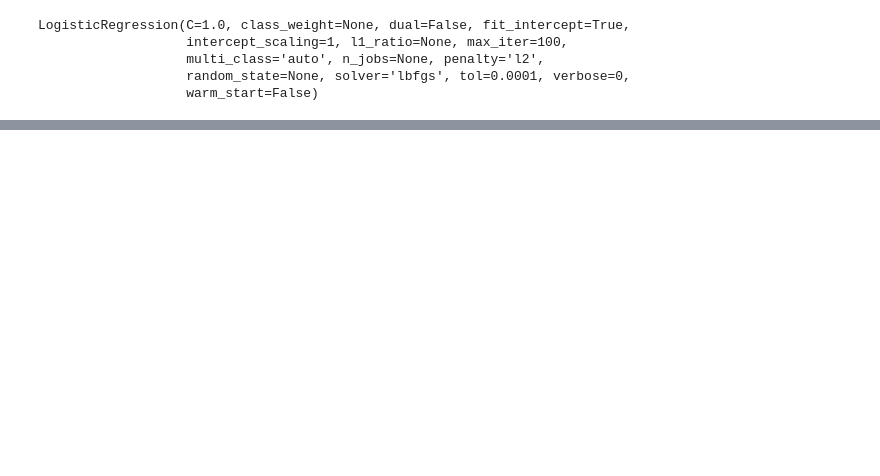
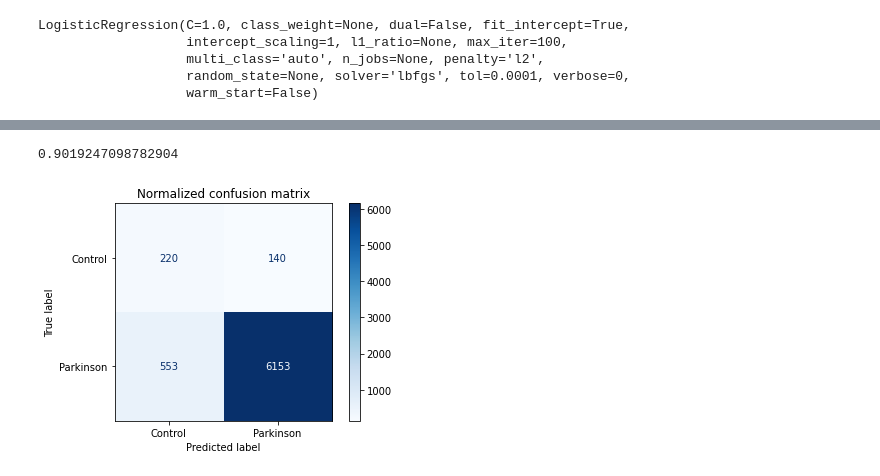
Before and after one commit to cpappas18/articulaite, a Jupyter notebook: logistic_regression.ipynb, the cells around one changed output, grey strips where cells are left out. Drawn from its saved outputs; the diff is of its cells as text; code cells hidden in the pictures; blank space fills up the shorter version.

```diff
--- a/logistic_regression.ipynb
+++ b/logistic_regression.ipynb
@@ -108,0 +111,17 @@ weighted avg       0.97      0.98      0.97      1658
+# %%
+# testing on the median dataset
+url = 'https://raw.githubusercontent.com/cpappas18/Dysarthria-Classifier/main/PD_median_std_all_datasets.csv'
+df_test = pd.read_csv(url).iloc[: , 1:]
+
+X_new = df_test.iloc[: , 1:]
+y_new = df_test.iloc[: , 0]
+y_new_pred = logReg.predict(X_new)
+
+print(logReg.score(X_new, y_new))
+
+disp = plot_confusion_matrix(logReg, X_new, y_new, display_labels=['Control', 'Parkinson'], cmap=plt.cm.Blues, values_format='.0f')
+disp.ax_.set_title(title)
+plt.show()
+# %% [output]
+0.9019247098782904
+[figure, added]
```
Also changed, not shown: parts of 10 cells of this notebook.
